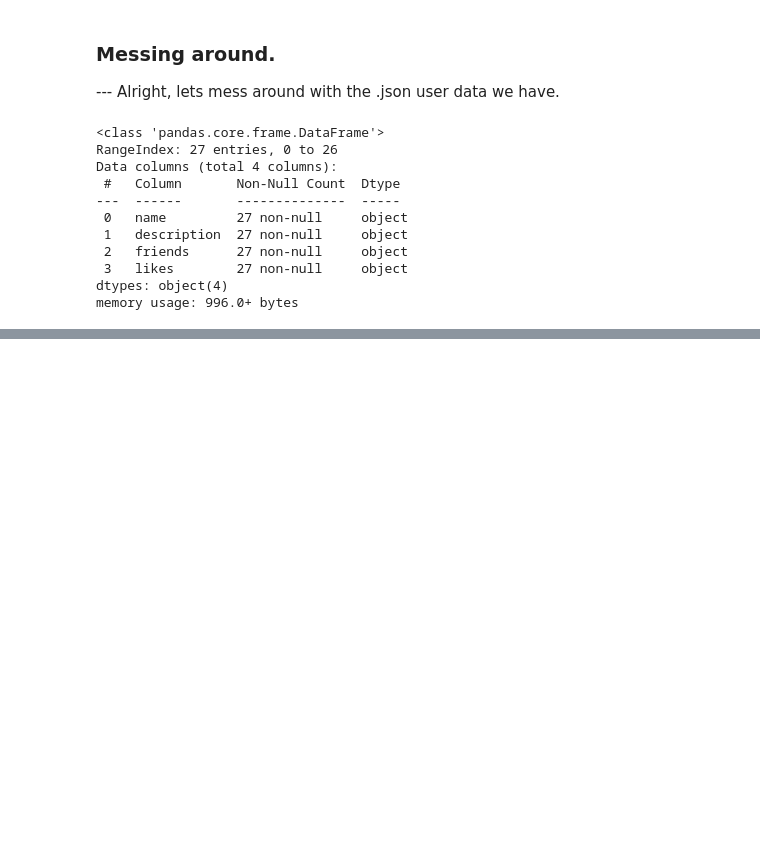
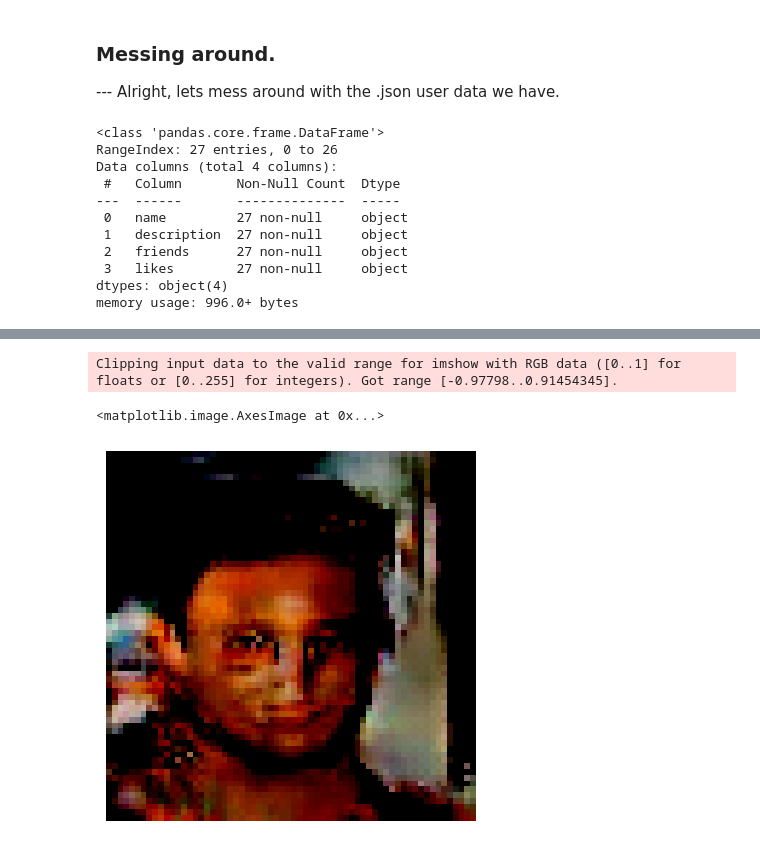
Before and after one commit to Parado-xy/dataScience, a Jupyter notebook: melborn_ML.ipynb, the cells around one changed output, grey strips where cells are left out. Drawn from its saved outputs; the diff is of its cells as text; code cells hidden in the pictures; blank space fills up the shorter version.

```diff
--- a/melborn_ML.ipynb
+++ b/melborn_ML.ipynb
@@ -107,3 +107,7 @@ Data columns (total 4 columns):
  3   likes        27 non-null     object
 dtypes: object(4)
 memory usage: 996.0+ bytes
+# %%
+from tensorflow import keras
+
+model = keras.models.load_model('generator.keras')
@@ -109,0 +117,8 @@ memory usage: 996.0+ bytes
+# %%
+images = tf.random.normal(shape = (1, 100))
+
+images = model.predict(images)
+
+plt.axis('off')
+plt.imshow(images[0])
+# %% [output]
@@ -109,0 +126,3 @@ memory usage: 996.0+ bytes
+Clipping input data to the valid range for imshow with RGB data ([0..1] for floats or [0..255] for integers). Got range [-0.97798..0.91454345].
+<matplotlib.image.AxesImage at 0x...>
+[figure, added]
```
Also changed, not shown: parts of 2 cells of this notebook, 11 other files.
